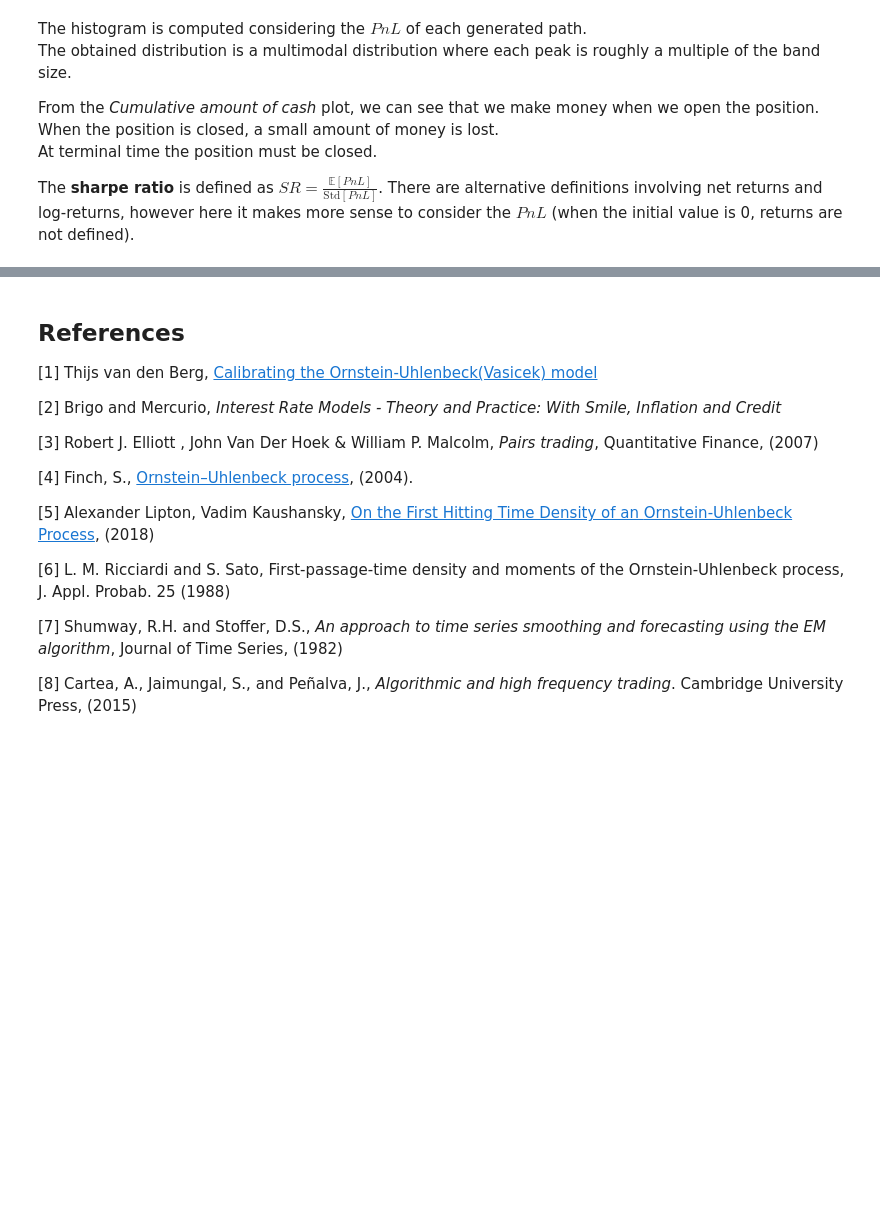
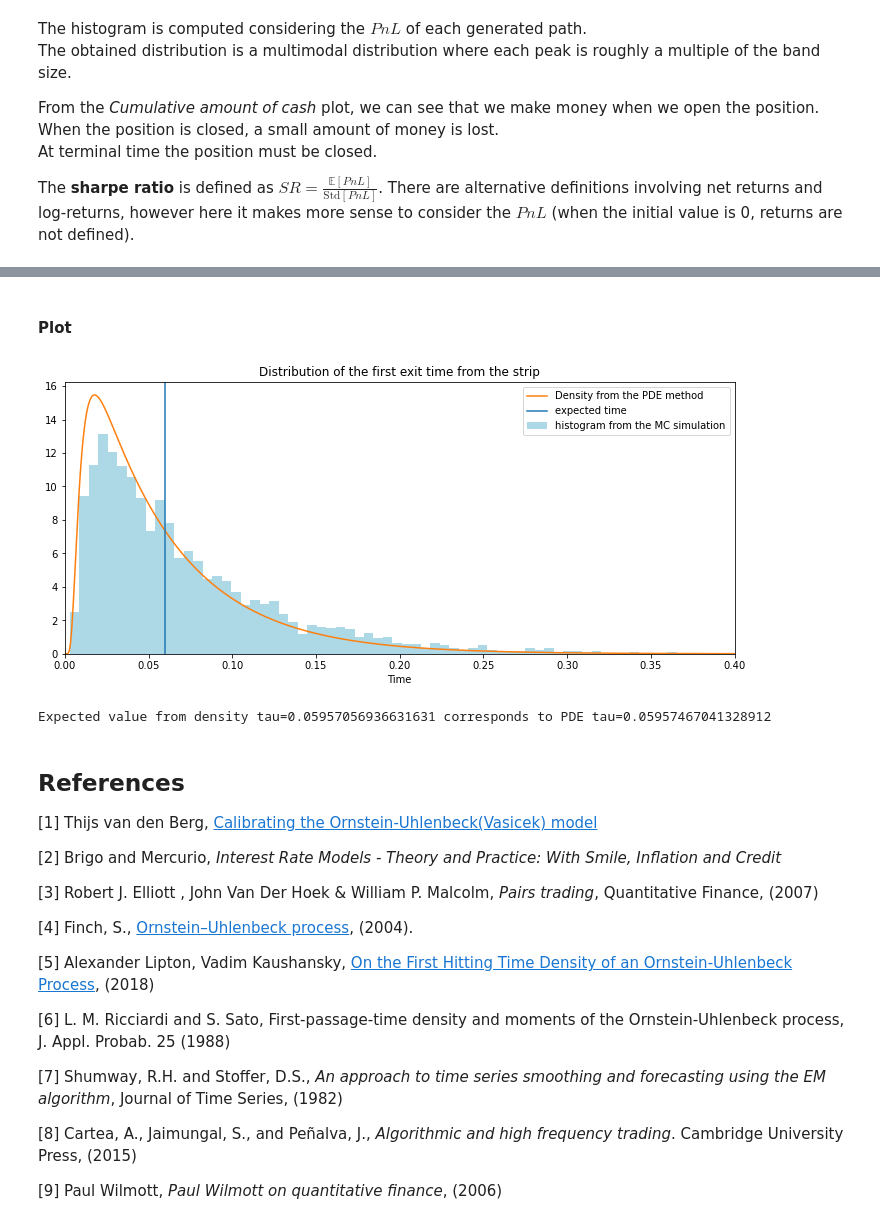
Before and after one commit to cantaro86/Financial-Models-Numerical-Methods, a Jupyter notebook: 6.1 Ornstein-Uhlenbeck process and applications.ipynb, the cells around one changed output, grey strips where cells are left out. Saved outputs shown, nothing was run; the diff lists cells and outputs as text; code cells hidden in the pictures; blank space fills up the shorter version.

```diff
--- a/6.1 Ornstein-Uhlenbeck process and applications.ipynb
+++ b/6.1 Ornstein-Uhlenbeck process and applications.ipynb
@@ -923,3 +1040,57 @@ The **sharpe ratio** is defined as $SR = \frac{\mathbb{E}[PnL]}{\text{Std}[PnL]}
+# %%
+Nspace = 6000   # M space steps
+Ntime = 8000    # N time steps
+x_max = theta+std_asy    # B2
+x_min = theta-std_asy    # B1
+x, dx = np.linspace(x_min, x_max, Nspace, retstep=True)    # space discretization
+T_array, Dt = np.linspace(0, T, Ntime, retstep=True)       # time discretization
+Payoff = 0                                                 # Bond payoff
+
+V = np.zeros((Nspace,Ntime))       # grid initialization
+offset = np.zeros(Nspace-2)        # vector to be used for the boundary terms
+V[:, 0] = Payoff                   # initial condition
+V[-1,:] = 1                        # lateral boundary condition
+V[0,:] = 1                         # lateral boundary condition
+
+# construction of the tri-diagonal matrix D
+sig2 = sigma*sigma; dxx = dx * dx
+max_part = np.maximum( kappa * (theta-x[1:-1]) , 0 )        # upwind positive part
+min_part = np.minimum( kappa * (theta-x[1:-1]) , 0 )        # upwind negative part
+
+a = min_part * (Dt/dx)  - 0.5 * (Dt/dxx) * sig2
+b = 1 + (Dt/dxx)*sig2 + Dt/dx*(max_part - min_part)
+c = -max_part * (Dt/dx) - 0.5 * (Dt/dxx) * sig2
+
+a0 = a[0]; cM = c[-1]     # boundary terms
+aa = a[1:]; cc = c[:-1]   # upper and lower diagonals
+D = sparse.diags([aa, b, cc], [-1, 0, 1], shape=(Nspace-2, Nspace-2)).tocsc()     # matrix D
+
+for n in range(Ntime-1):
+    # forward computation
+    offset[0] = a0 * V[0,n]
+    offset[-1] = cM * V[-1,n];
+    V[1:-1,n+1] = spsolve( D, (V[1:-1,n] - offset) )
+# %%
+fn = RegularGridInterpolator( (x,T_array), V, bounds_error=False, fill_value=None)   # interpolator at X0
+Cumulative = fn( (X0,T_array) )                                 # Cumulative at x=X0
+distribution = (Cumulative[1:] - Cumulative[:-1]) /Dt           # Density
+# %% [markdown]
+#### Plot
+# %%
+fig = plt.figure(figsize=(12,5))
+plt.xlabel("Time"); plt.title("Distribution of the first exit time from the strip")
+plt.hist(T_to_theta, density=True, bins=100, facecolor="LightBlue", label="histogram from the MC simulation")
+plt.plot(T_array[:-1], distribution, label="Density from the PDE method")
+plt.axvline(expected_t_pde, label="expected time");
+plt.xlim([0,0.4])
+plt.legend(); plt.show()
+# %% [output]
+[figure, added]
+# %%
+exp_t_integral = distribution@T_array[:-1]*Dt    # integral of t*density(t)*dt
+print(f"Expected value from density tau={exp_t_integral} corresponds to PDE tau={expected_t_pde}" )
+# %% [output]
+Expected value from density tau=0.05957056936631631 corresponds to PDE tau=0.05957467041328912
 # %% [markdown]
 ## References
 
@@ -939,3 +1110,5 @@ Ornstein-Uhlenbeck Process](https://arxiv.org/pdf/1810.02390.pdf), (2018)
 [7] Shumway, R.H. and Stoffer, D.S., *An approach to time series smoothing and forecasting using the EM algorithm*, Journal of Time Series, (1982)
 
 [8] Cartea, A., Jaimungal, S., and Peñalva, J., *Algorithmic and high frequency trading*. Cambridge University Press, (2015)
+
+[9] Paul Wilmott, *Paul Wilmott on quantitative finance*, (2006)
```
Also changed, not shown: parts of 13 cells of this notebook, 1 other file.
